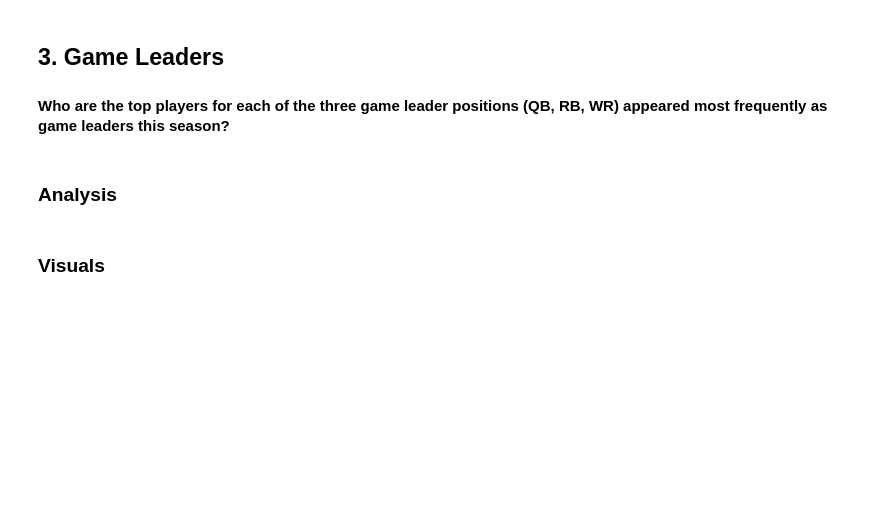
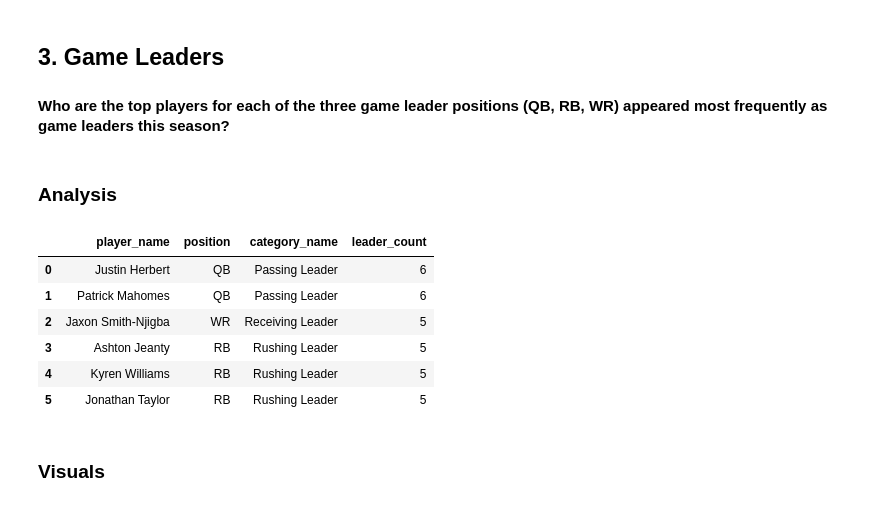
Before and after one commit to danlaratta/nfl_data_analysis, a Jupyter notebook: analysis/analysis.ipynb, the cells around one changed output. Cells and saved outputs as stored; diff of their text form; code cells hidden in the pictures; blank space fills up the shorter version.

```diff
--- a/analysis/analysis.ipynb
+++ b/analysis/analysis.ipynb
@@ -151,21 +151,37 @@ plt.show()
 # %% [markdown]
 ### Analysis
 # %%
-# NOTE: May need to be changed because WR and TE are counted separately for leaders when they should both be for REC leaders
 leaders_query = """
-    SELECT player_name, position, leader_count
+    SELECT player_name, position, category_name, leader_count
     FROM (
         SELECT
             p.player_name,
             p.position,
+            l.category_name,
             COUNT(l.player_id) AS leader_count,
-            DENSE_RANK() OVER (PARTITION BY p.position ORDER BY COUNT(l.player_id) DESC) AS rnk
+            DENSE_RANK() OVER (
+                PARTITION BY l.category_name
+                ORDER BY COUNT(l.player_id) DESC
+            ) AS rnk
         FROM players AS p
-        JOIN leaders AS l ON p.player_id = l.player_id
-        GROUP BY p.position, p.player_name
+        JOIN leaders AS l
+            ON p.player_id = l.player_id
+        GROUP BY p.player_name, p.position, l.category_name
     ) ranked
-    WHERE rnk = 1;
+    WHERE rnk = 1
+    ORDER BY category_name;
 """
+
+leaders_df: pd.DataFrame = pd.read_sql(leaders_query, engine)
+leaders_df.head(10)
+# %% [output]
+|  | player_name | position | category_name | leader_count |
+| 0 | Justin Herbert | QB | Passing Leader | 6 |
+| 1 | Patrick Mahomes | QB | Passing Leader | 6 |
+| 2 | Jaxon Smith-Njigba | WR | Receiving Leader | 5 |
+| 3 | Ashton Jeanty | RB | Rushing Leader | 5 |
+| 4 | Kyren Williams | RB | Rushing Leader | 5 |
+| 5 | Jonathan Taylor | RB | Rushing Leader | 5 |
 # %% [markdown]
 ### Visuals
 # %%
```
Also changed, not shown: parts of 1 cell of this notebook.
